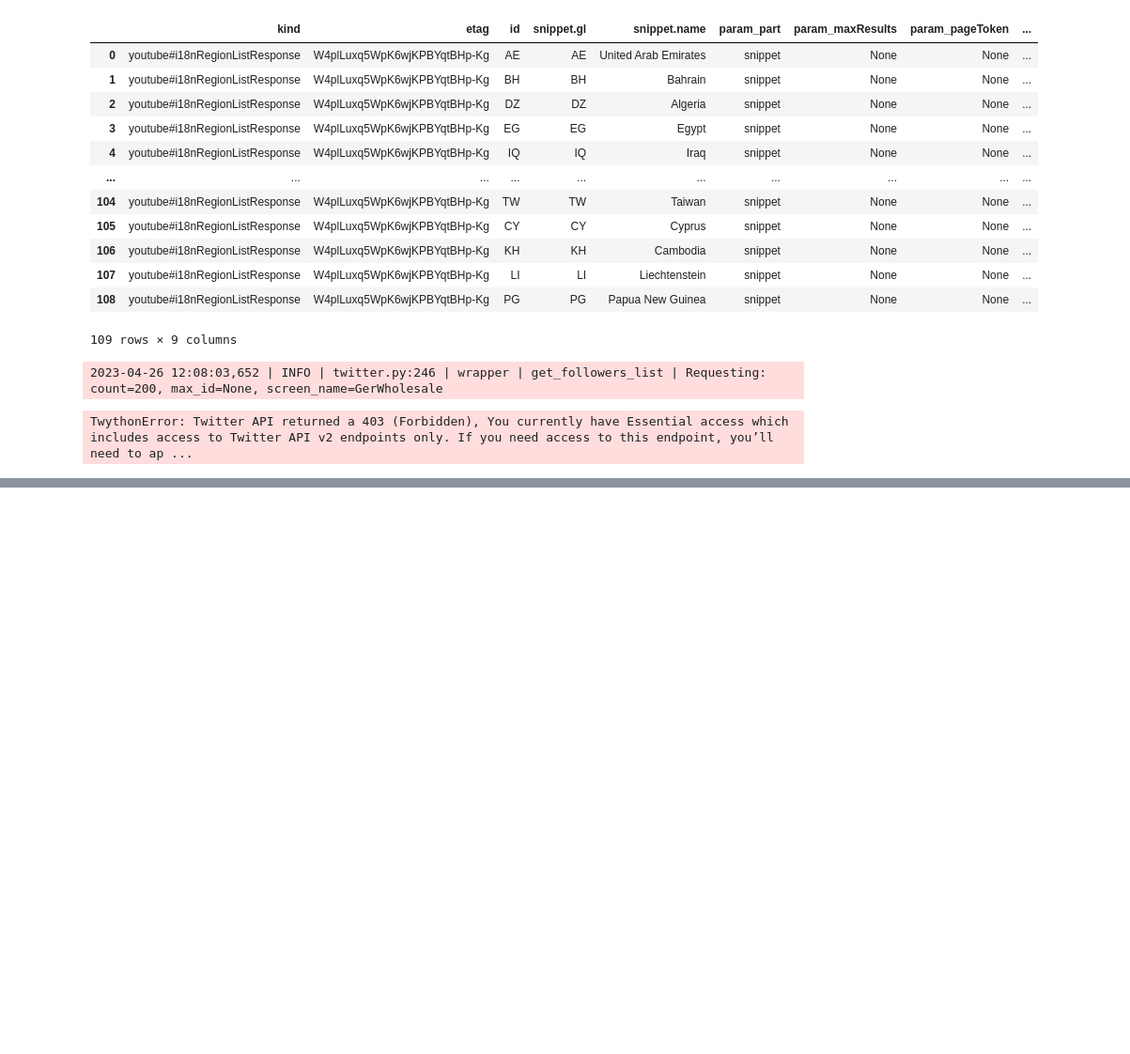
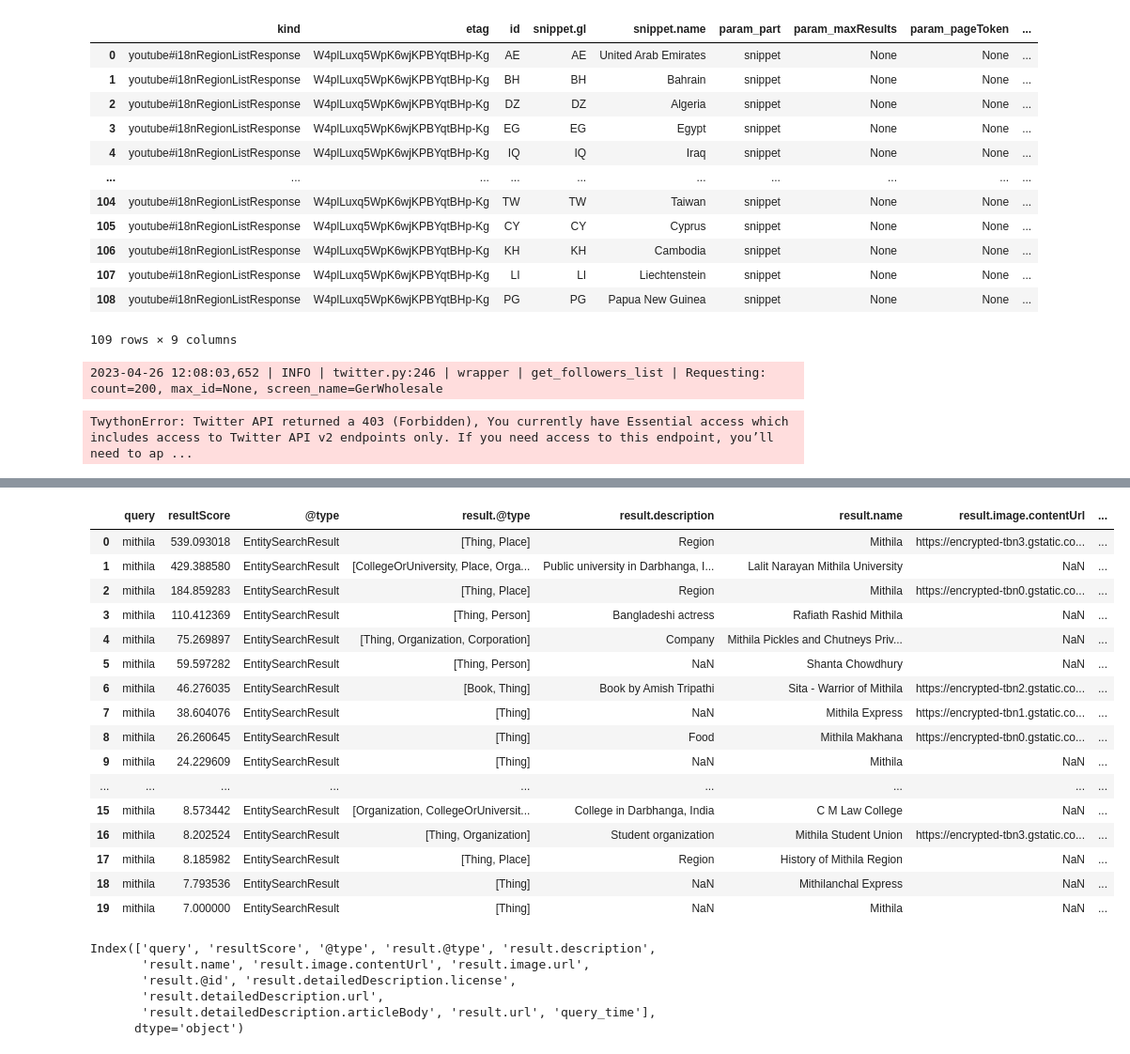
Before and after one commit to georgeyoumansjr/advertools, a Jupyter notebook: useAdvertools/testKeyW.ipynb, the cells around one changed output, grey strips where cells are left out. Shown: that part at 94% size. Saved outputs shown, nothing was run; the diff lists cells and outputs as text; code cells hidden in the pictures; blank space fills up the shorter version.

```diff
--- a/useAdvertools/testKeyW.ipynb
+++ b/useAdvertools/testKeyW.ipynb
@@ -563,0 +584,6 @@ TwythonError: Twitter API returned a 403 (Forbidden), You currently have Essenti
+# %%
+#### Knowledge Graph
+key = 'AIzaSyDAfhTl8ipspvo1c5qbuVf4HT2PBuxymRg'
+google =  adv.knowledge_graph(key=key, query='mithila')
+google
+# %% [output]
@@ -563,0 +591,26 @@ TwythonError: Twitter API returned a 403 (Forbidden), You currently have Essenti
+|  | query | resultScore | @type | result.@type | result.description | result.name | result.image.contentUrl | ... |
+| 0 | mithila | 539.093018 | EntitySearchResult | [Thing, Place] | Region | Mithila | https://encrypted-tbn3.gstatic.co... | ... |
+| 1 | mithila | 429.388580 | EntitySearchResult | [CollegeOrUniversity, Place, Orga... | Public university in Darbhanga, I... | Lalit Narayan Mithila University | NaN | ... |
+| 2 | mithila | 184.859283 | EntitySearchResult | [Thing, Place] | Region | Mithila | https://encrypted-tbn0.gstatic.co... | ... |
+| 3 | mithila | 110.412369 | EntitySearchResult | [Thing, Person] | Bangladeshi actress | Rafiath Rashid Mithila | NaN | ... |
+| 4 | mithila | 75.269897 | EntitySearchResult | [Thing, Organization, Corporation] | Company | Mithila Pickles and Chutneys Priv... | NaN | ... |
+| 5 | mithila | 59.597282 | EntitySearchResult | [Thing, Person] | NaN | Shanta Chowdhury | NaN | ... |
+| 6 | mithila | 46.276035 | EntitySearchResult | [Book, Thing] | Book by Amish Tripathi | Sita - Warrior of Mithila | https://encrypted-tbn2.gstatic.co... | ... |
+| 7 | mithila | 38.604076 | EntitySearchResult | [Thing] | NaN | Mithila Express | https://encrypted-tbn1.gstatic.co... | ... |
+| 8 | mithila | 26.260645 | EntitySearchResult | [Thing] | Food | Mithila Makhana | https://encrypted-tbn0.gstatic.co... | ... |
+| 9 | mithila | 24.229609 | EntitySearchResult | [Thing] | NaN | Mithila | NaN | ... |
+| ... | ... | ... | ... | ... | ... | ... | ... | ... |
+| 15 | mithila | 8.573442 | EntitySearchResult | [Organization, CollegeOrUniversit... | College in Darbhanga, India | C M Law College | NaN | ... |
+| 16 | mithila | 8.202524 | EntitySearchResult | [Thing, Organization] | Student organization | Mithila Student Union | https://encrypted-tbn3.gstatic.co... | ... |
+| 17 | mithila | 8.185982 | EntitySearchResult | [Thing, Place] | Region | History of Mithila Region | NaN | ... |
+| 18 | mithila | 7.793536 | EntitySearchResult | [Thing] | NaN | Mithilanchal Express | NaN | ... |
+| 19 | mithila | 7.000000 | EntitySearchResult | [Thing] | NaN | Mithila | NaN | ... |
+# %%
+google.columns
+# %% [output]
+Index(['query', 'resultScore', '@type', 'result.@type', 'result.description',
+       'result.name', 'result.image.contentUrl', 'result.image.url',
+       'result.@id', 'result.detailedDescription.license',
+       'result.detailedDescription.url',
+       'result.detailedDescription.articleBody', 'result.url', 'query_time'],
+      dtype='object')
```
Also changed, not shown: parts of 4 cells of this notebook.
